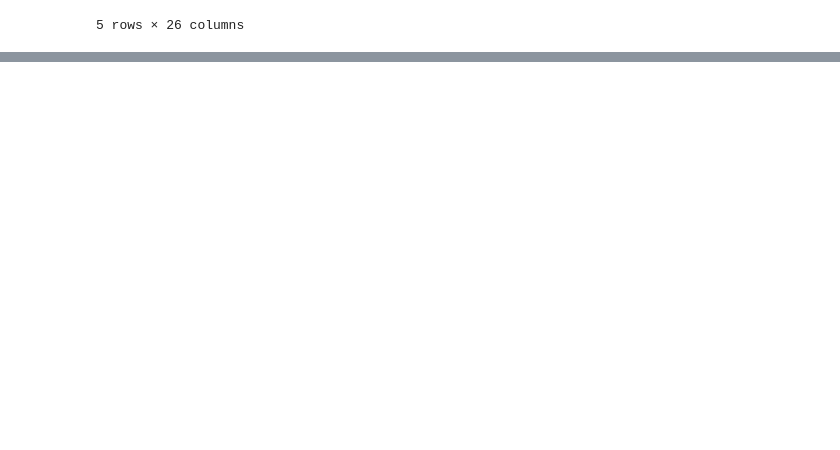
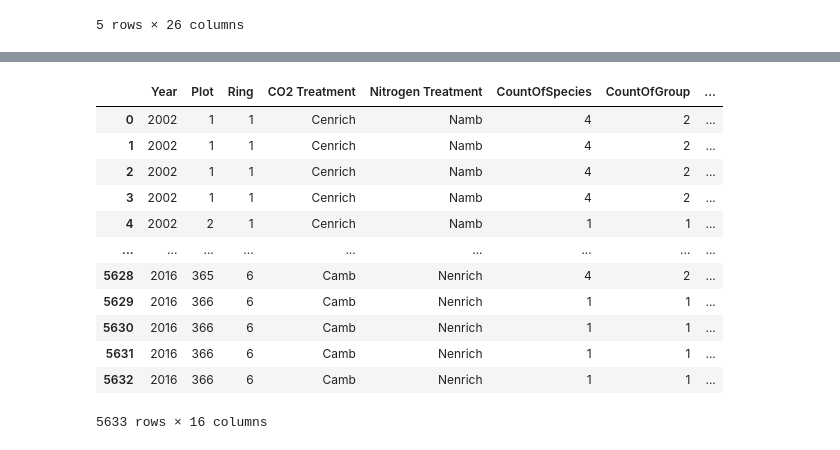
Before and after one commit to Emman-Lopez-Oso/DC200_GradProj, a Jupyter notebook: EDA.ipynb, the cells around one changed output, grey strips where cells are left out. Drawn from its saved outputs; the diff is of its cells as text; code cells hidden in the pictures; blank space fills up the shorter version.

```diff
--- a/EDA.ipynb
+++ b/EDA.ipynb
@@ -130,0 +238,18 @@ ValueError: Index contains duplicate entries, cannot reshape
+# %%
+plant_diversity = pd.read_csv('data/bioCON_plant_diversity.txt', delimiter = "\t")
+# %%
+plant_diversity
+# %% [output]
+|  | Year | Plot | Ring | CO2 Treatment | Nitrogen Treatment | CountOfSpecies | CountOfGroup | ... |
+| 0 | 2002 | 1 | 1 | Cenrich | Namb | 4 | 2 | ... |
+| 1 | 2002 | 1 | 1 | Cenrich | Namb | 4 | 2 | ... |
+| 2 | 2002 | 1 | 1 | Cenrich | Namb | 4 | 2 | ... |
+| 3 | 2002 | 1 | 1 | Cenrich | Namb | 4 | 2 | ... |
+| 4 | 2002 | 2 | 1 | Cenrich | Namb | 1 | 1 | ... |
+| ... | ... | ... | ... | ... | ... | ... | ... | ... |
+| 5628 | 2016 | 365 | 6 | Camb | Nenrich | 4 | 2 | ... |
+| 5629 | 2016 | 366 | 6 | Camb | Nenrich | 1 | 1 | ... |
+| 5630 | 2016 | 366 | 6 | Camb | Nenrich | 1 | 1 | ... |
+| 5631 | 2016 | 366 | 6 | Camb | Nenrich | 1 | 1 | ... |
+| 5632 | 2016 | 366 | 6 | Camb | Nenrich | 1 | 1 | ... |
+5633 rows × 16 columns
```
Also changed, not shown: parts of 10 cells of this notebook.
